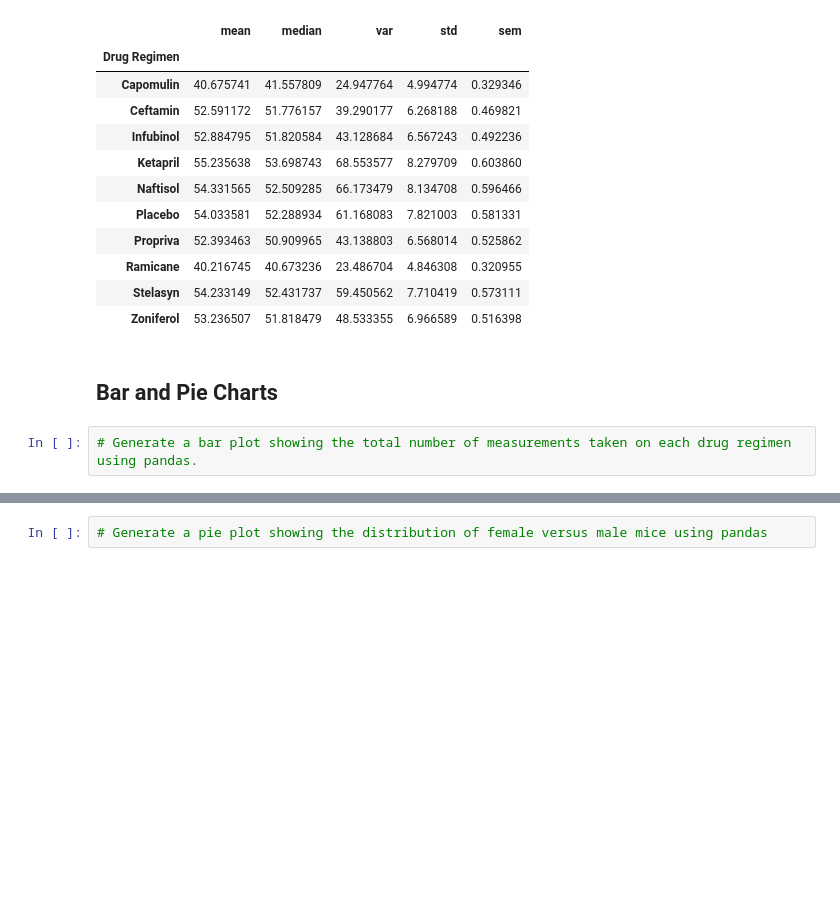
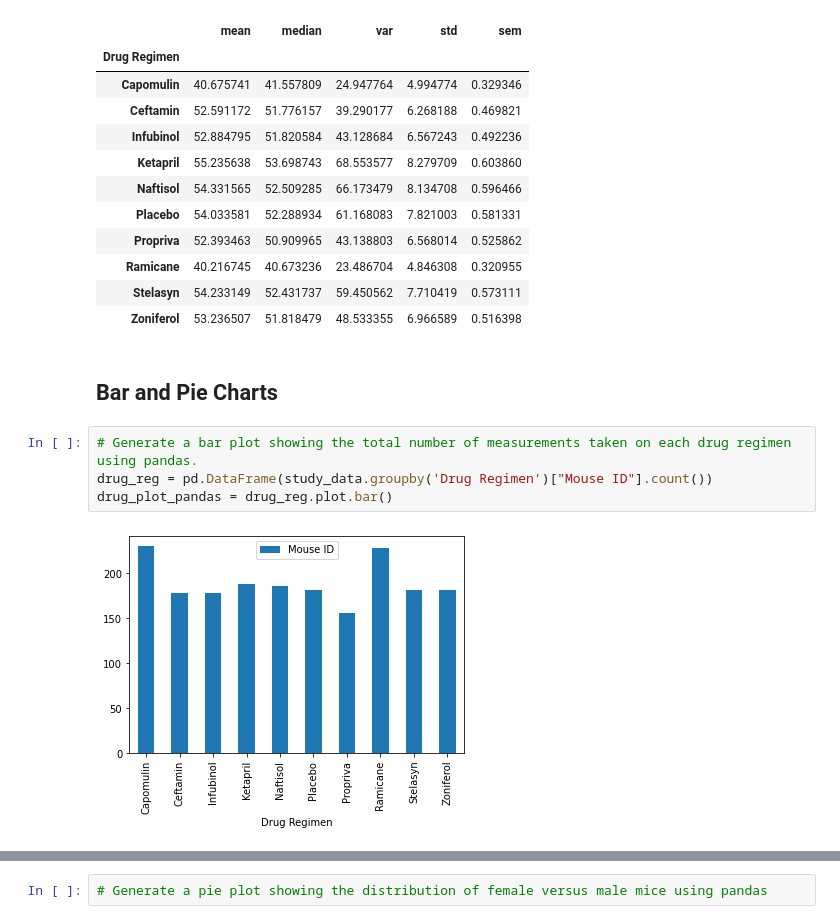
Before and after one commit to JGarvert/Matplotlib_homework, a Jupyter notebook: pymaceuticals_starter.ipynb, the cells around one changed output, grey strips where cells are left out. Cells and saved outputs as stored; diff of their text form; blank space fills up the shorter version.

Commit message:
some charts

```diff
--- a/pymaceuticals_starter.ipynb
+++ b/pymaceuticals_starter.ipynb
@@ -144,5 +144,9 @@ mice_agg
 ## Bar and Pie Charts
 # %%
 # Generate a bar plot showing the total number of measurements taken on each drug regimen using pandas.
+drug_reg = pd.DataFrame(study_data.groupby('Drug Regimen')["Mouse ID"].count())
+drug_plot_pandas = drug_reg.plot.bar()
+# %% [output]
+[figure, added]
 # %%
 # Generate a bar plot showing the total number of measurements taken on each drug regimen using pyplot.
```
Also changed, not shown: parts of 1 cell of this notebook.
